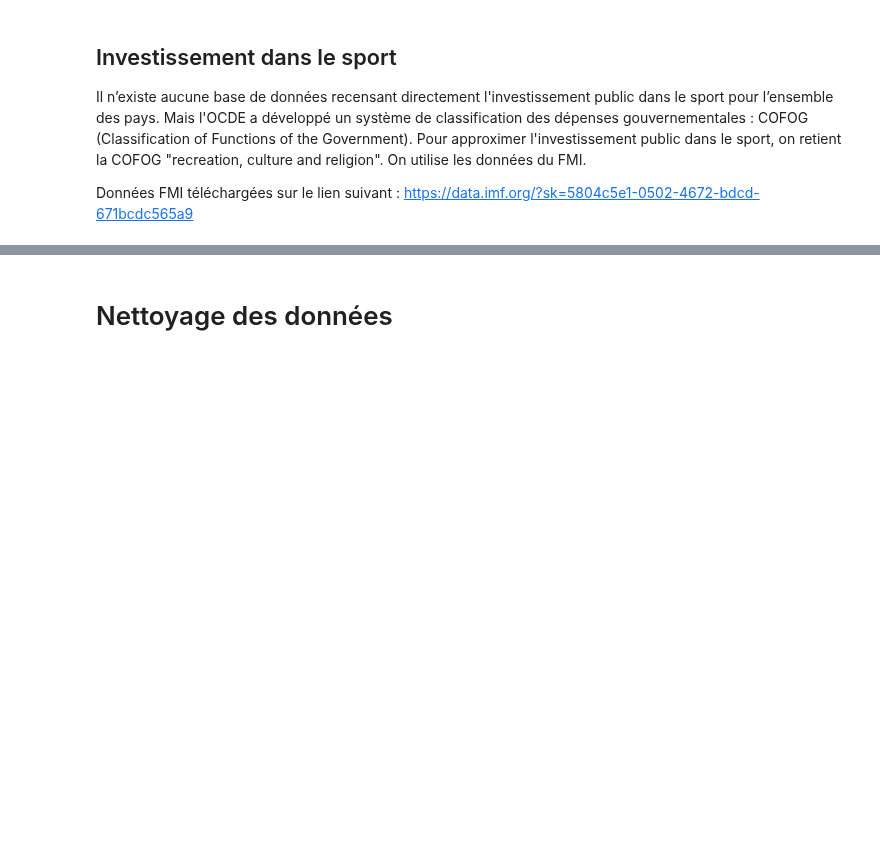
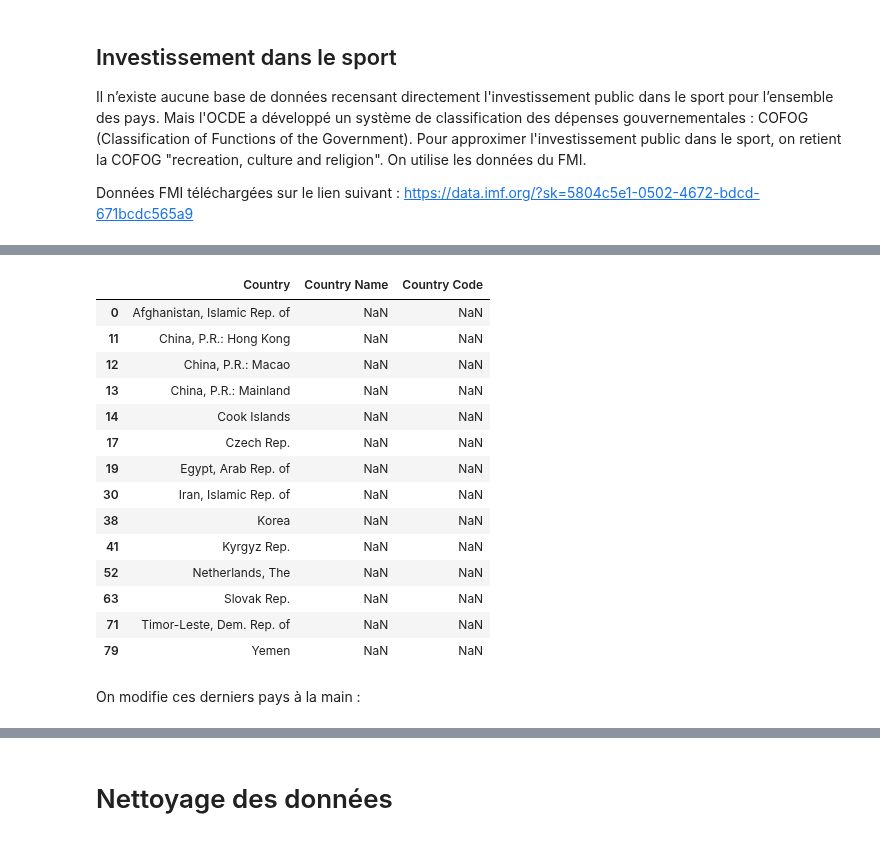
Before and after one commit to clemencebriodeau/Projet-python, a Jupyter notebook: Recuperation_donnees.ipynb, the cells around one changed output, grey strips where cells are left out. Drawn from its saved outputs; the diff is of its cells as text; code cells hidden in the pictures; blank space fills up the shorter version.

```diff
--- a/Recuperation_donnees.ipynb
+++ b/Recuperation_donnees.ipynb
@@ -132,0 +147,26 @@ df_invest_sport_FMI.head(10)
+# %%
+liste_pays_pop = df_pop[['Country Name', 'Country Code']]
+
+df_invest_sport_merged = df_invest_sport_copy.merge(liste_pays_pop, how = "left", left_on="Country", right_on="Country Name")
+
+#on regarde les pays pour lesquels on n'a pas pu faire la jointure
+df_NA_invest_sport = df_invest_sport_merged[["Country", 'Country Name', 'Country Code']]
+df_NA_invest_sport[df_NA_invest_sport.isna().any(axis=1)]
+# %% [output]
+|  | Country | Country Name | Country Code |
+| 0 | Afghanistan, Islamic Rep. of | NaN | NaN |
+| 11 | China, P.R.: Hong Kong | NaN | NaN |
+| 12 | China, P.R.: Macao | NaN | NaN |
+| 13 | China, P.R.: Mainland | NaN | NaN |
+| 14 | Cook Islands | NaN | NaN |
+| 17 | Czech Rep. | NaN | NaN |
+| 19 | Egypt, Arab Rep. of | NaN | NaN |
+| 30 | Iran, Islamic Rep. of | NaN | NaN |
+| 38 | Korea | NaN | NaN |
+| 41 | Kyrgyz Rep. | NaN | NaN |
+| 52 | Netherlands, The | NaN | NaN |
+| 63 | Slovak Rep. | NaN | NaN |
+| 71 | Timor-Leste, Dem. Rep. of | NaN | NaN |
+| 79 | Yemen | NaN | NaN |
+# %% [markdown]
+On modifie ces derniers pays à la main :
```
Also changed, not shown: parts of 11 cells of this notebook, 1 other file.
